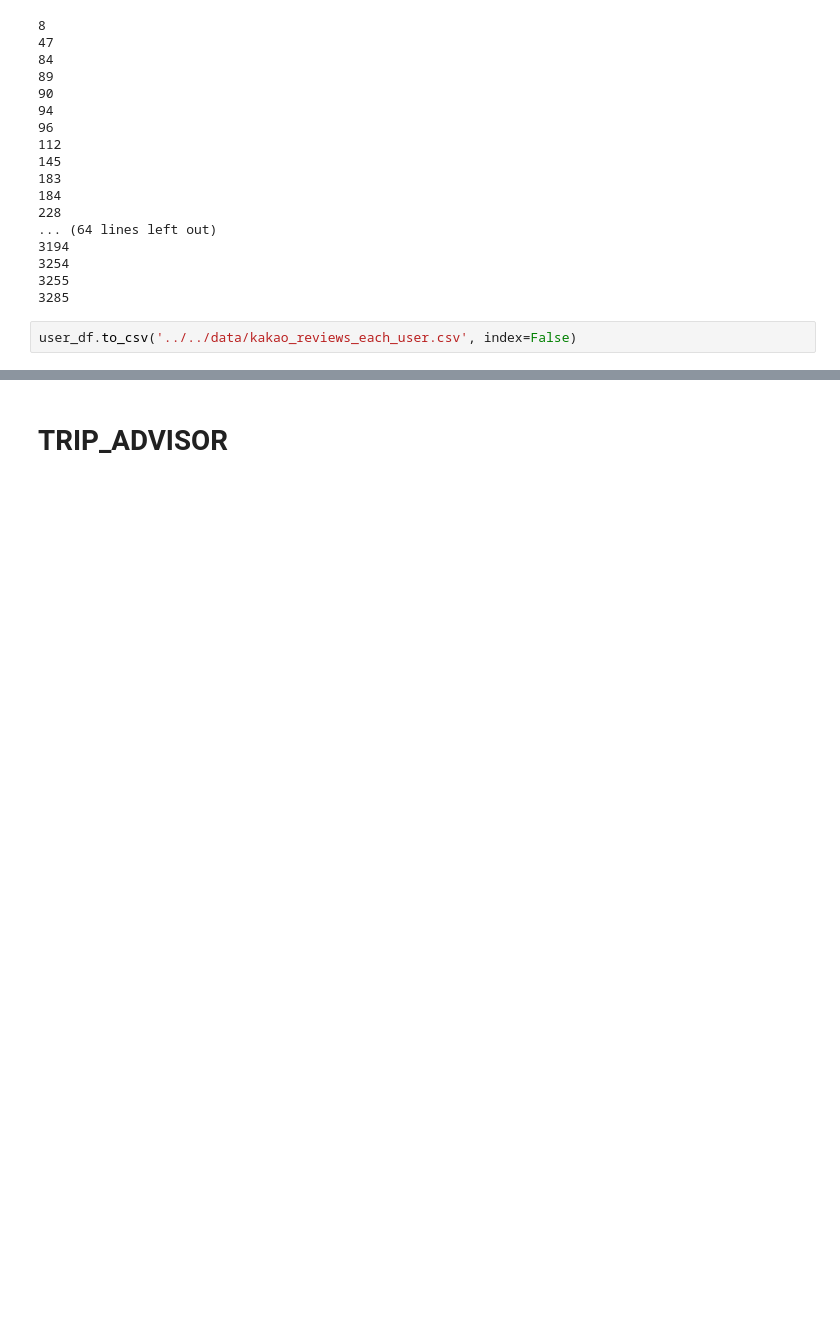
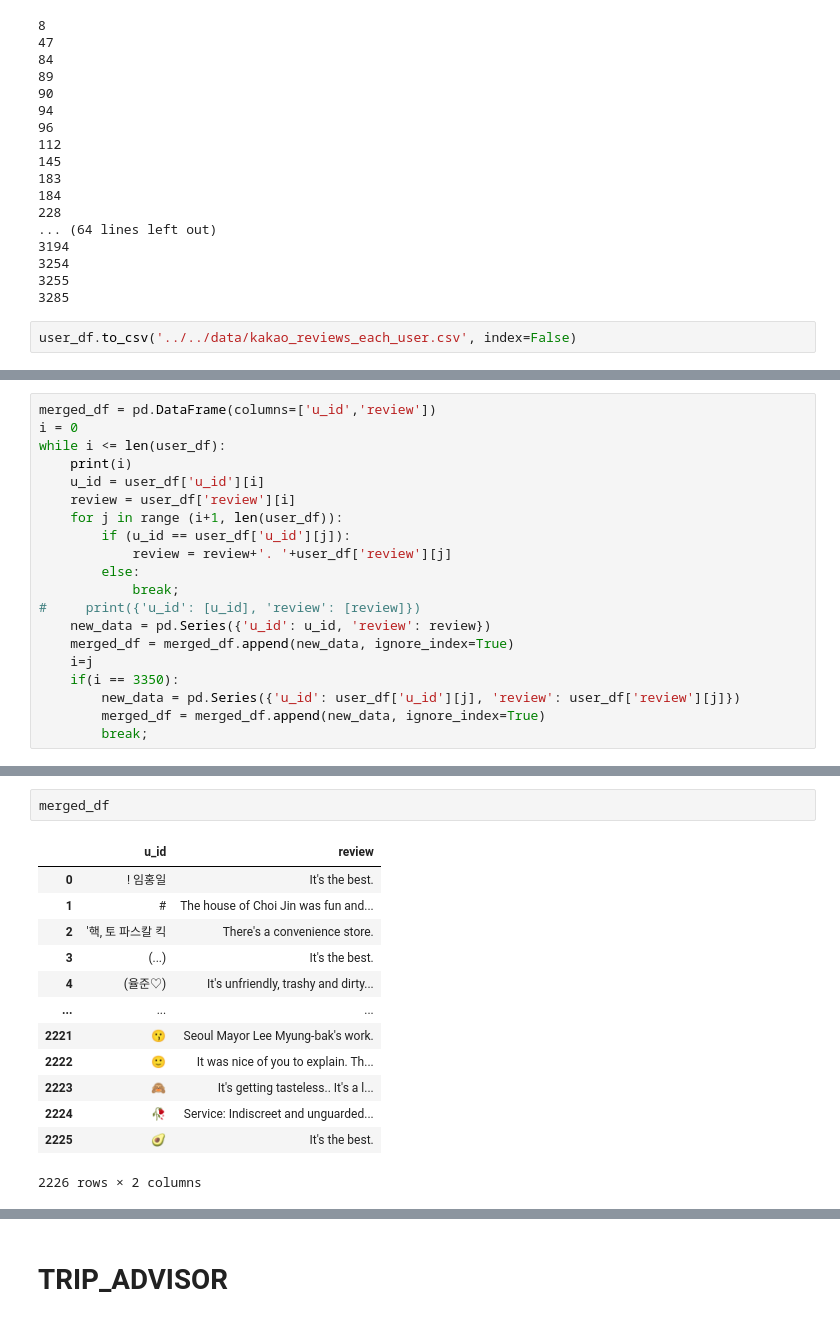
Before and after one commit to DAC-KHUPID/seoul-date-course-recommendation, a Jupyter notebook: source/Go/code/weekly/0605.ipynb, the cells around one changed output, grey strips where cells are left out. Saved outputs shown, nothing was run; the diff lists cells and outputs as text; blank space fills up the shorter version.

```diff
--- a/source/Go/code/weekly/0605.ipynb
+++ b/source/Go/code/weekly/0605.ipynb
@@ -94,0 +119,20 @@ user_df.to_csv('../../data/kakao_reviews_each_user.csv', index=False)
+# %%
+merged_df = pd.DataFrame(columns=['u_id','review'])
+i = 0
+while i <= len(user_df):
+    print(i)
+    u_id = user_df['u_id'][i]
+    review = user_df['review'][i]
+    for j in range (i+1, len(user_df)):
+        if (u_id == user_df['u_id'][j]):
+            review = review+'. '+user_df['review'][j]
+        else:
+            break;
+#     print({'u_id': [u_id], 'review': [review]})
+    new_data = pd.Series({'u_id': u_id, 'review': review})
+    merged_df = merged_df.append(new_data, ignore_index=True)
+    i=j
+    if(i == 3350):
+        new_data = pd.Series({'u_id': user_df['u_id'][j], 'review': user_df['review'][j]})
+        merged_df = merged_df.append(new_data, ignore_index=True)
+        break;
@@ -94,0 +157,16 @@ user_df.to_csv('../../data/kakao_reviews_each_user.csv', index=False)
+# %%
+merged_df
+# %% [output]
+|  | u_id | review |
+| 0 | ! 임홍일 | It's the best. |
+| 1 | # | The house of Choi Jin was fun and... |
+| 2 | '핵, 토 파스칼 킥 | There's a convenience store. |
+| 3 | (...) | It's the best. |
+| 4 | (율준♡) | It's unfriendly, trashy and dirty... |
+| ... | ... | ... |
+| 2221 | 😗 | Seoul Mayor Lee Myung-bak's work. |
+| 2222 | 🙂 | It was nice of you to explain. Th... |
+| 2223 | 🙈 | It's getting tasteless.. It's a l... |
+| 2224 | 🥀 | Service: Indiscreet and unguarded... |
+| 2225 | 🥑 | It's the best. |
+2226 rows × 2 columns
```
Also changed, not shown: parts of 15 cells of this notebook, 12 other files.
